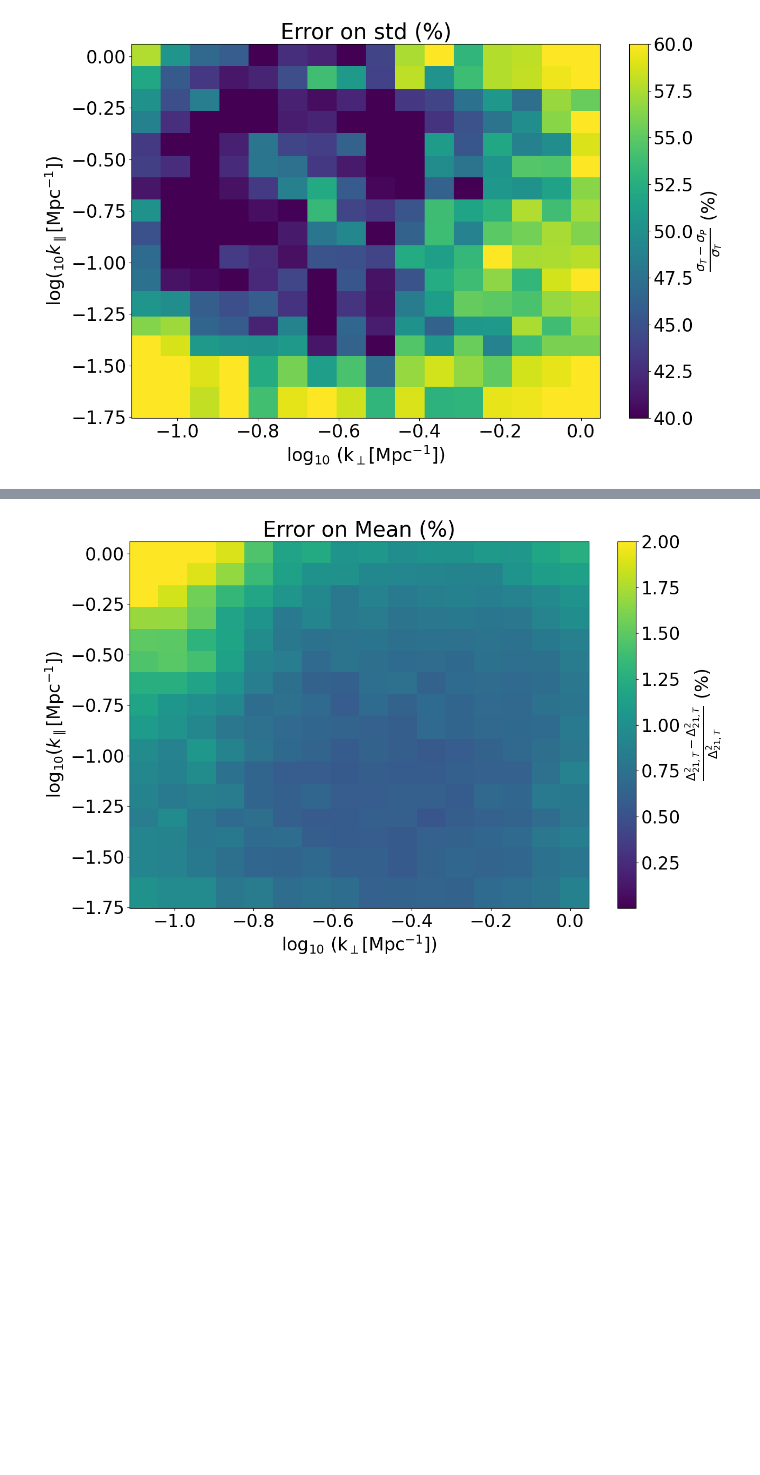
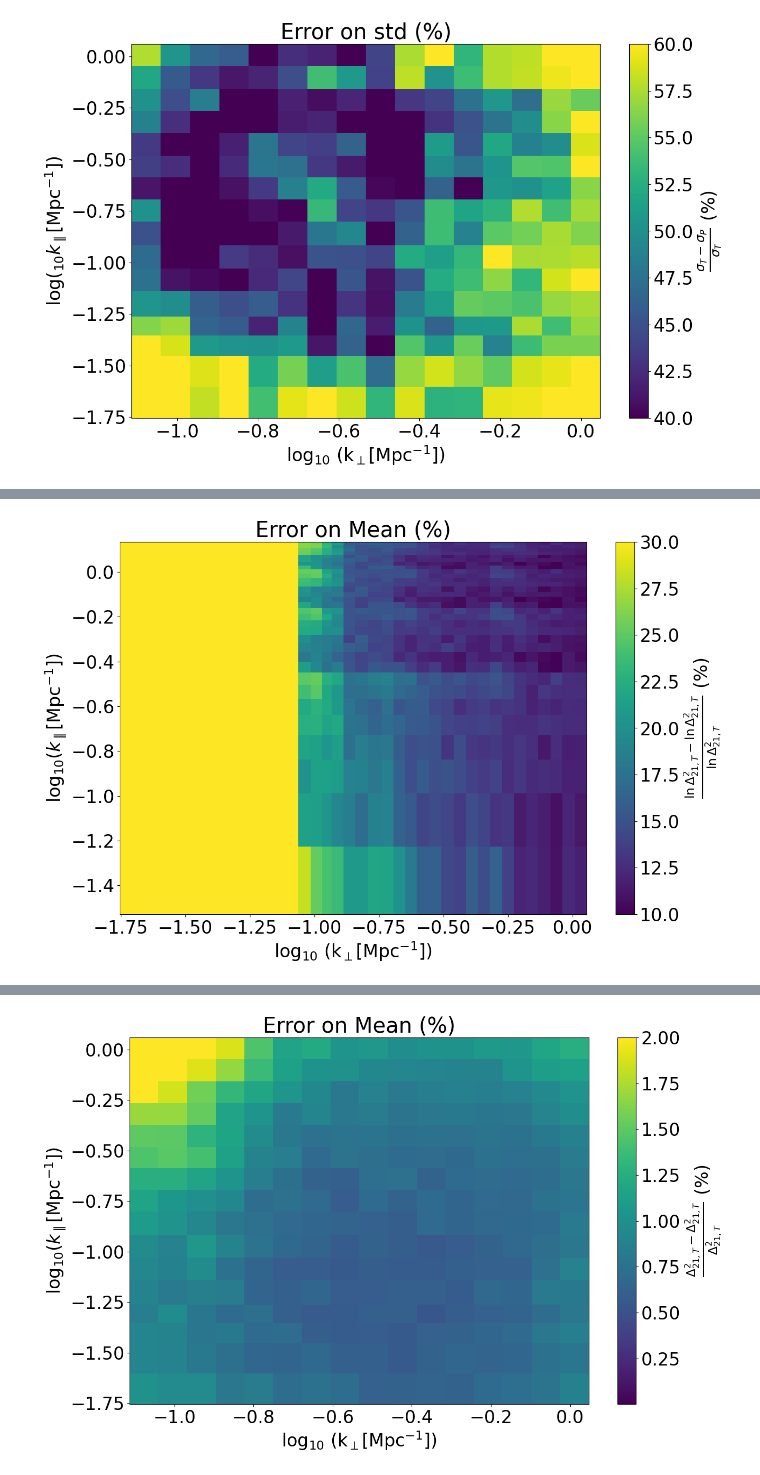
Before and after one commit to DanielaBreitman/21cmPSDenoiser, a Jupyter notebook: CV_PS_test_AE_new.ipynb, the cells around one changed output, grey strips where cells are left out. Saved outputs shown, nothing was run; the diff lists cells and outputs as text; code cells hidden in the pictures; blank space fills up the shorter version.

```diff
--- a/CV_PS_test_AE_new.ipynb
+++ b/CV_PS_test_AE_new.ipynb
@@ -609,0 +1449,5 @@ med_fe.min()*100
+# %%
+imshow_error_2D(med_fe * 100., xs_plot = np.log10(kperp), ys_plot = np.log10(kpar), title1 = 'Error on Mean (%)',
+             vmin = 10, vmax = 30., label = r'$\frac{\ln\Delta_{21,T}^2 - \ln\Delta_{21,T}^2}{\ln\Delta_{21,T}^2}$ (%)', log = False)#, save = 'PS_emu_vs_true', fmt = 'png')
+# %% [output]
+[figure, added]
```
Also changed, not shown: parts of 37 cells of this notebook, 1 other file.
